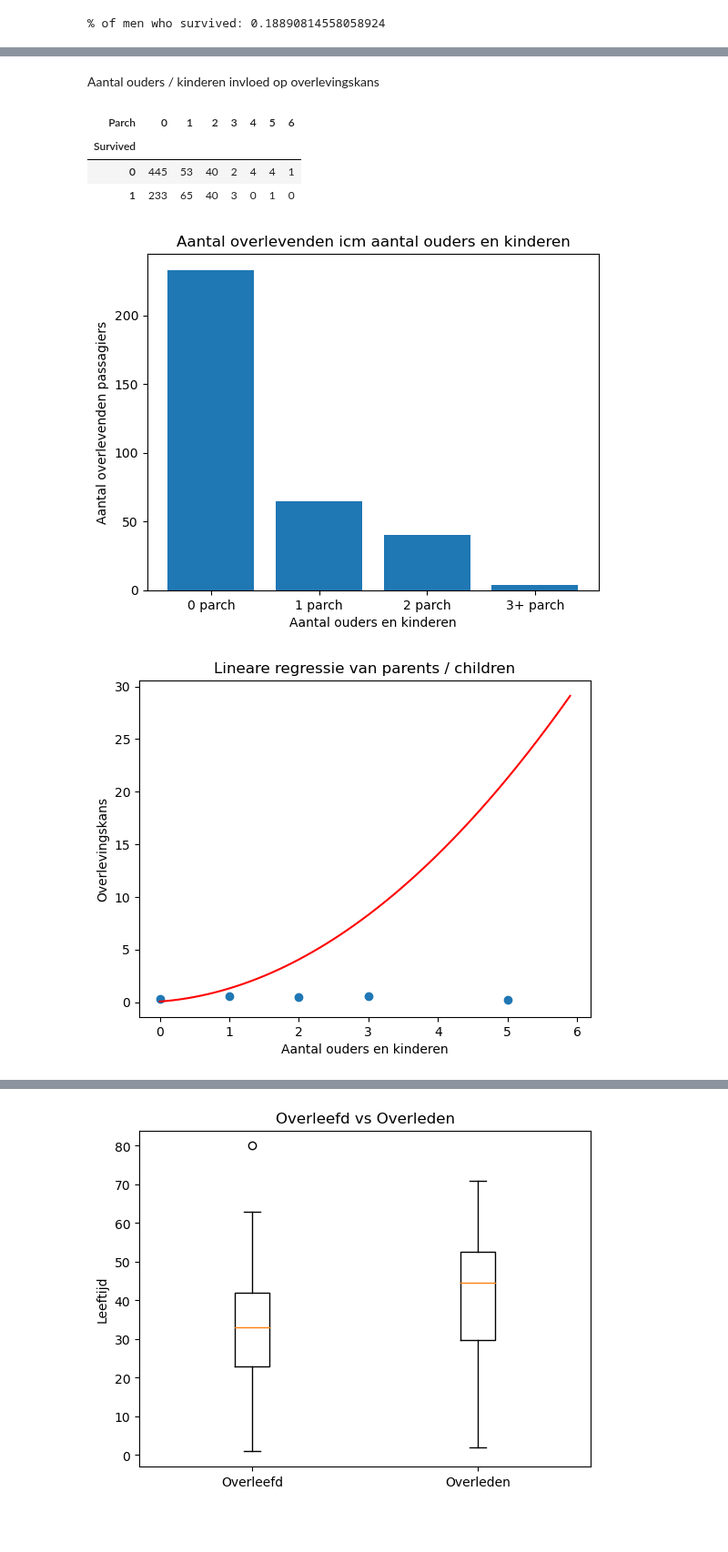
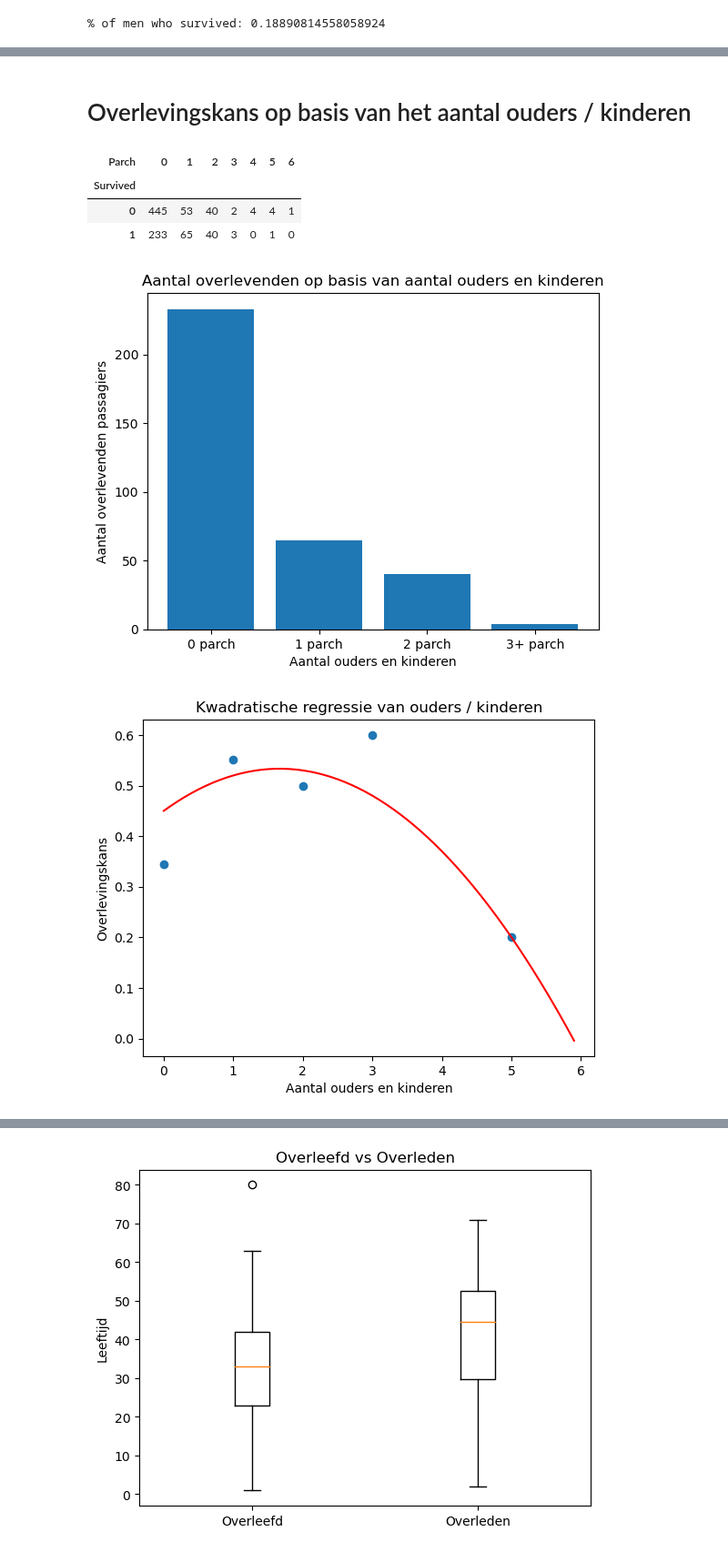
Before and after one commit to Stemt/DS-groep-6, a Jupyter notebook: case_1.ipynb, the cells around one changed output, grey strips where cells are left out. Shown at 91% size. Saved outputs shown, nothing was run; the diff lists cells and outputs as text; code cells hidden in the pictures; blank space fills up the shorter version.

```diff
--- a/case_1.ipynb
+++ b/case_1.ipynb
@@ -158,5 +145,5 @@ genderdictionary = {"male" : rate_men,
 # %% [markdown]
-Aantal ouders / kinderen invloed op overlevingskans
+# Overlevingskans op basis van het aantal ouders / kinderen
 # %%
 # Crosstab van aantal overlevenden & aantal ouders/kinderen
 SurvivedbyParch = pd.crosstab(index = traindf["Survived"], columns = traindf["Parch"])
@@ -178,11 +165,11 @@ overlevenden_parch = {
 plt.bar(overlevenden_parch.keys(), overlevenden_parch.values())
 plt.xlabel("Aantal ouders en kinderen")
 plt.ylabel("Aantal overlevenden passagiers")
-plt.title("Aantal overlevenden icm aantal ouders en kinderen")
+plt.title("Aantal overlevenden op basis van aantal ouders en kinderen")
 
 plt.show()
 # %% [output]
-[figure, old version]
+[figure, new version]
 # %%
 parch_totals = traindf['Parch'].value_counts()
 survived_parch = traindf.loc[traindf['Survived']==1]['Parch'].value_counts()
@@ -195,36 +182,36 @@ parch_data = {
     'parch_survived' : survived_parch
 }
 
 df = pd.DataFrame(parch_data)
 df['parch_survival_rate'] = df['parch_survived'] / df['parch_totals']
 
 parch_dictionary['totals'] = {}
 parch_dictionary['survived'] = {}
 
 class ParchLinearRegression:
     def __init__(self):
-        self.a = 0.75
-        self.b = 0.50
-        self.c = 0.05
+        self.a = -0.03
+        self.b = 0.1
+        self.c = 0.45
 
     def f(self,x):
         return (self.a * (x ** 2)) + (self.b * x) + self.c
 
 parchlin = ParchLinearRegression()
 
 x = [i/10 for i in range(60)]
 y = [parchlin.f(v) for v in x]
 line = []
 for value in df.index:
     line.append(parchlin.f(value))
 
 fig,ax = plt.subplots()
 ax.scatter(x=df.index,y=df['parch_survival_rate'])
 ax.plot(x,y,c='r')
-ax.set_title("Lineare regressie van parents / children")
+ax.set_title("Kwadratische regressie van ouders / kinderen")
 ax.set_xlabel("Aantal ouders en kinderen")
 ax.set_ylabel("Overlevingskans")
 plt.show()
 # %% [output]
-[figure, old version]
+[figure, new version]
 # %% [markdown]
```
Also changed, not shown: parts of 26 cells of this notebook, 2 other files.
